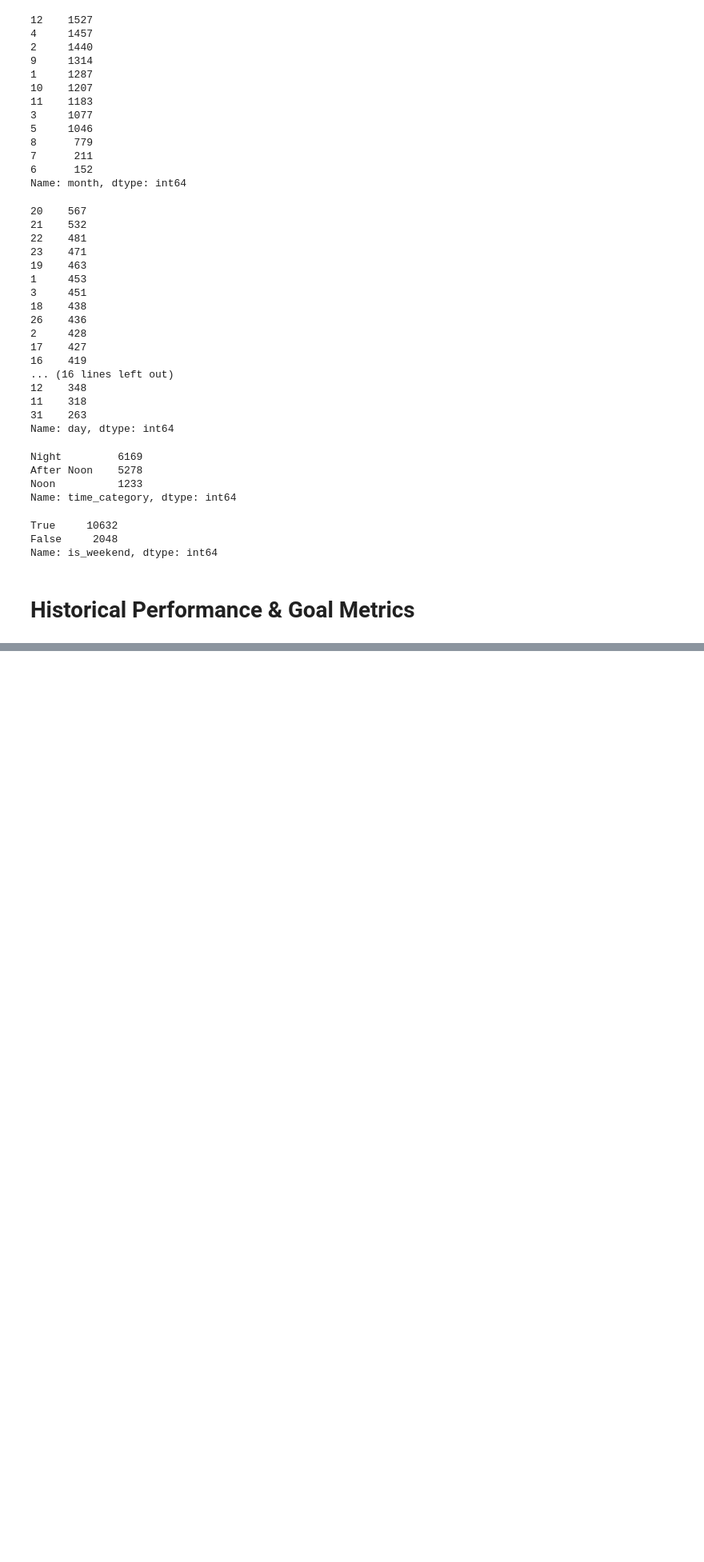
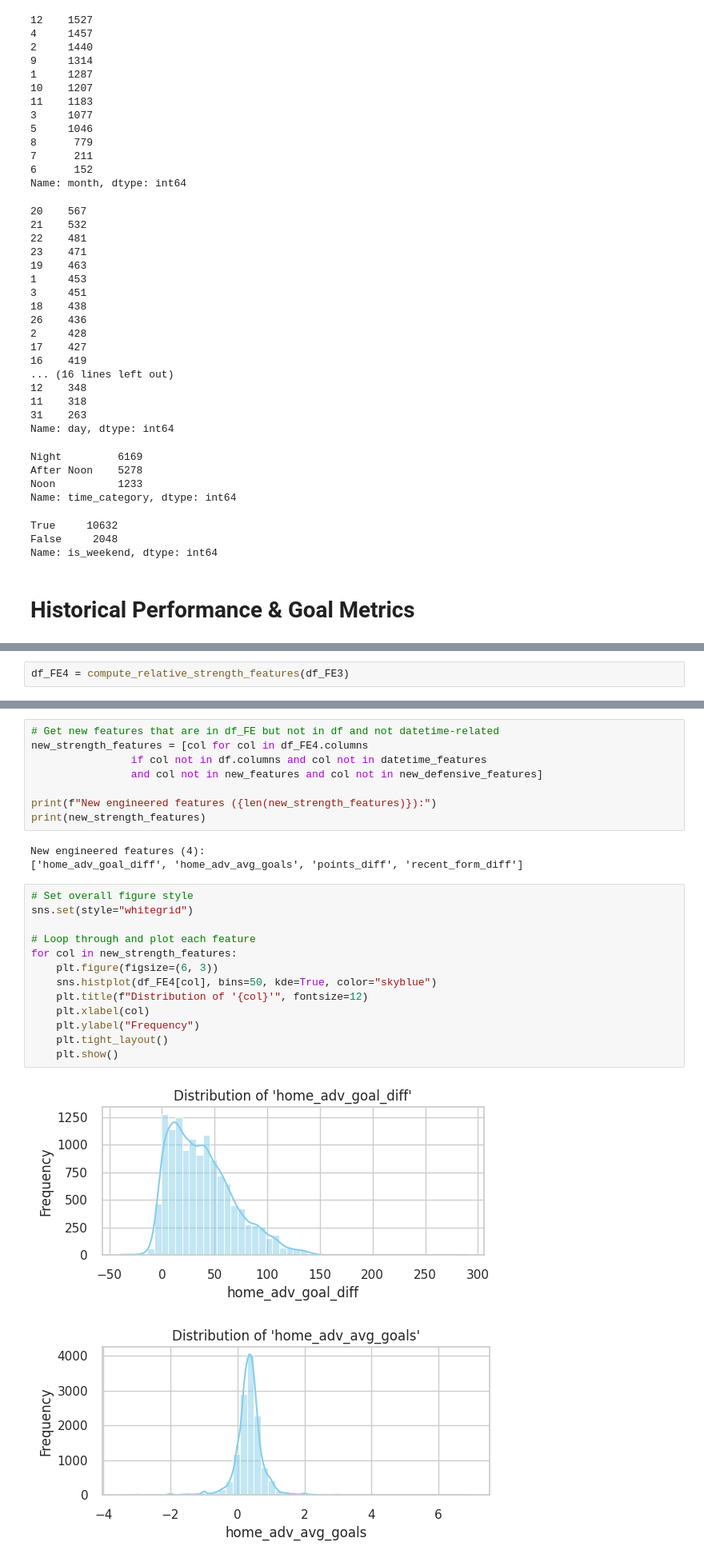
Before and after one commit to Rom5Leo/ML-Project-Football-DataBase, a Jupyter notebook: notebooks/Feature Engineering - Football Database.ipynb, the cells around one changed output, grey strips where cells are left out. Shown at 80% size. Drawn from its saved outputs; the diff is of its cells as text; blank space fills up the shorter version.

```diff
--- a/notebooks/Feature Engineering - Football Database.ipynb
+++ b/notebooks/Feature Engineering - Football Database.ipynb
@@ -336,0 +787,2 @@ Name: is_weekend, dtype: int64
+# %%
+df_FE4 = compute_relative_strength_features(df_FE3)
@@ -336,0 +805,27 @@ Name: is_weekend, dtype: int64
+# %%
+# Get new features that are in df_FE but not in df and not datetime-related
+new_strength_features = [col for col in df_FE4.columns
+                if col not in df.columns and col not in datetime_features
+                and col not in new_features and col not in new_defensive_features]
+
+print(f"New engineered features ({len(new_strength_features)}):")
+print(new_strength_features)
+# %% [output]
+New engineered features (4):
+['home_adv_goal_diff', 'home_adv_avg_goals', 'points_diff', 'recent_form_diff']
+# %%
+# Set overall figure style
+sns.set(style="whitegrid")
+
+# Loop through and plot each feature
+for col in new_strength_features:
+    plt.figure(figsize=(6, 3))
+    sns.histplot(df_FE4[col], bins=50, kde=True, color="skyblue")
+    plt.title(f"Distribution of '{col}'", fontsize=12)
+    plt.xlabel(col)
+    plt.ylabel("Frequency")
+    plt.tight_layout()
+    plt.show()
+# %% [output]
+[figure, added]
+[figure, added]
```
Also changed, not shown: parts of 34 cells of this notebook, 2 other files.
